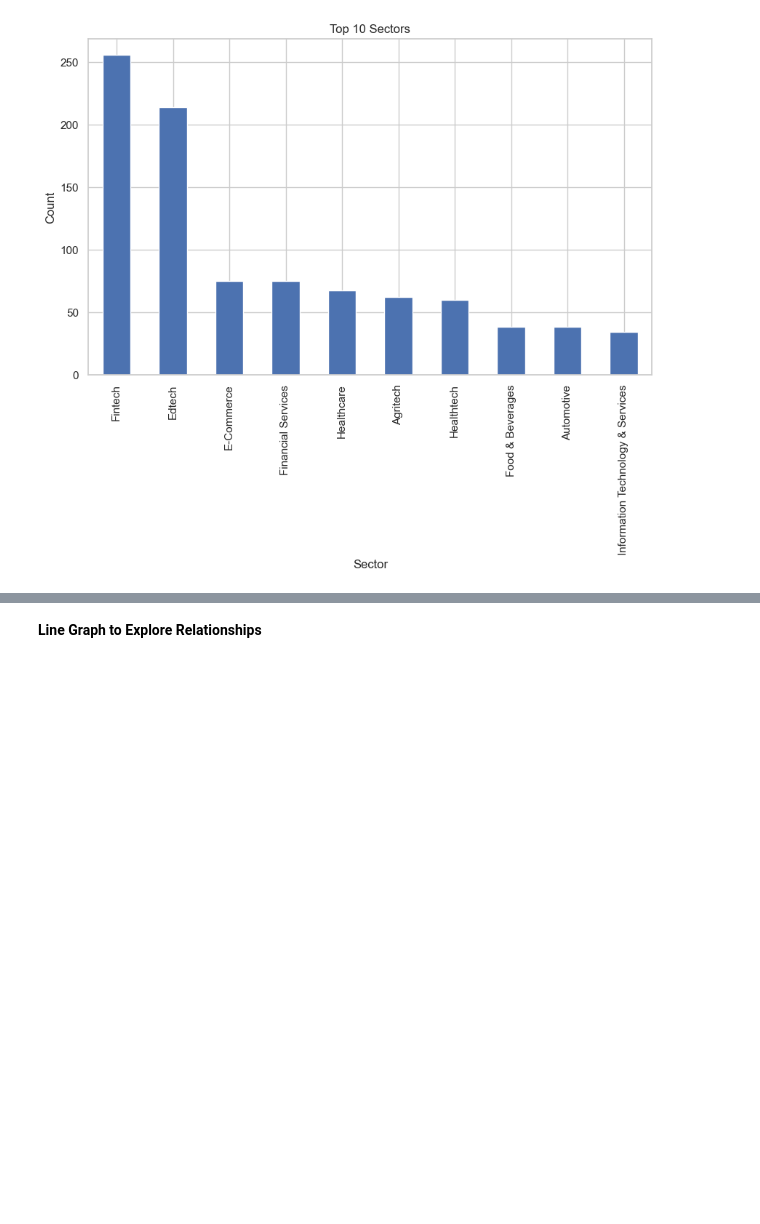
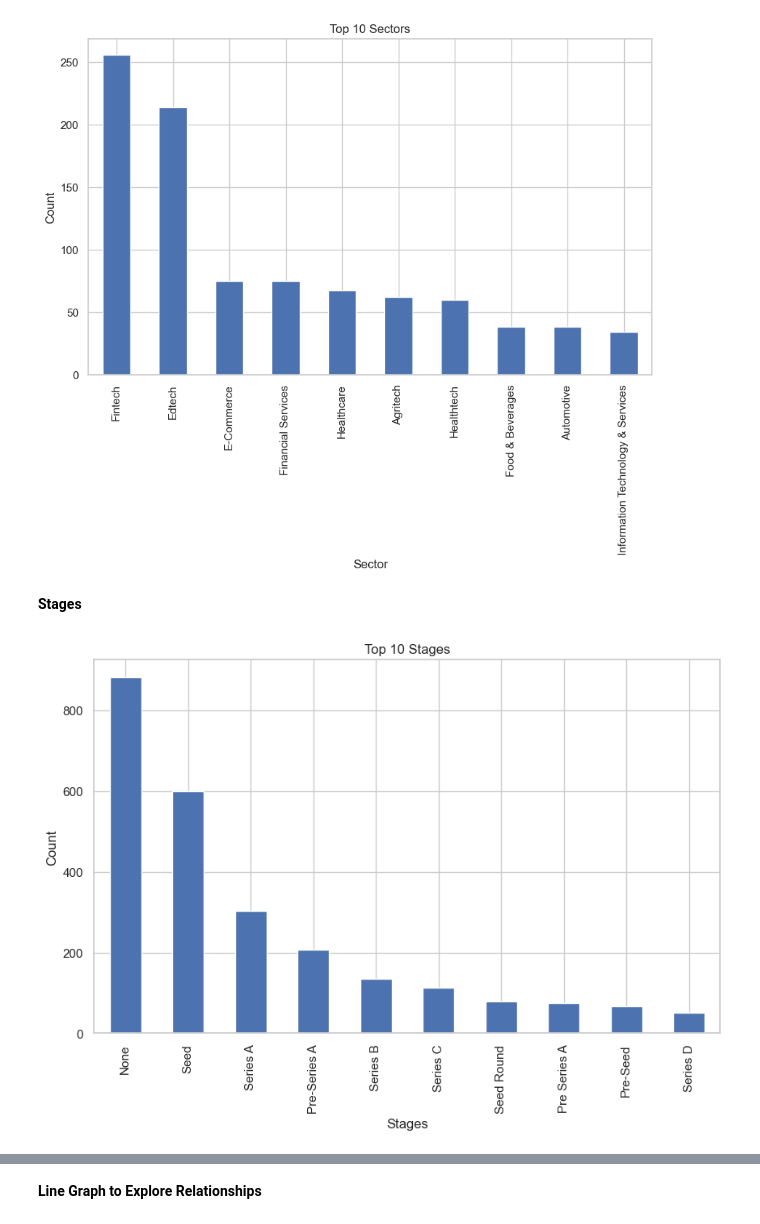
Before and after one commit to Ogoms/Analyzing-Indian-Startup-Funding-Trends-2018-2021-with-CRISP-DM, a Jupyter notebook: Notebook/Main.ipynb, the cells around one changed output, grey strips where cells are left out. Saved outputs shown, nothing was run; the diff lists cells and outputs as text; code cells hidden in the pictures; blank space fills up the shorter version.

```diff
--- a/Notebook/Main.ipynb
+++ b/Notebook/Main.ipynb
@@ -628,3 +629,14 @@ plt.ylabel('Count')
 plt.show()
 # %% [output]
 [figure]
+# %% [markdown]
+**Stages**
+# %%
+plt.figure(figsize=(10, 6))
+merged_data['Stage'].value_counts().head(10).plot(kind='bar')
+plt.title('Top 10 Stages')
+plt.xlabel('Stages')
+plt.ylabel('Count')
+plt.show()
+# %% [output]
+[figure, added]
```
Also changed, not shown: parts of 67 cells of this notebook.
